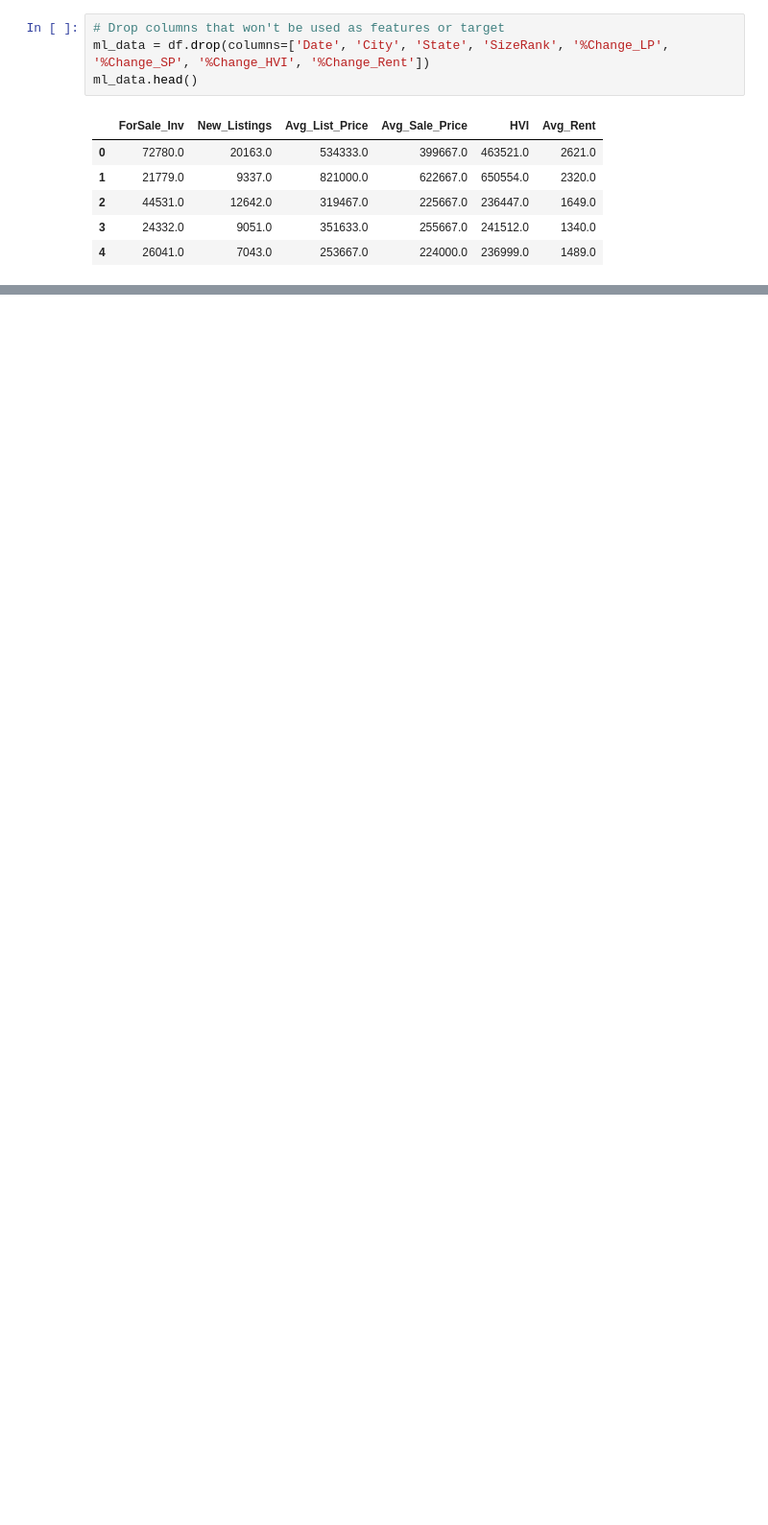
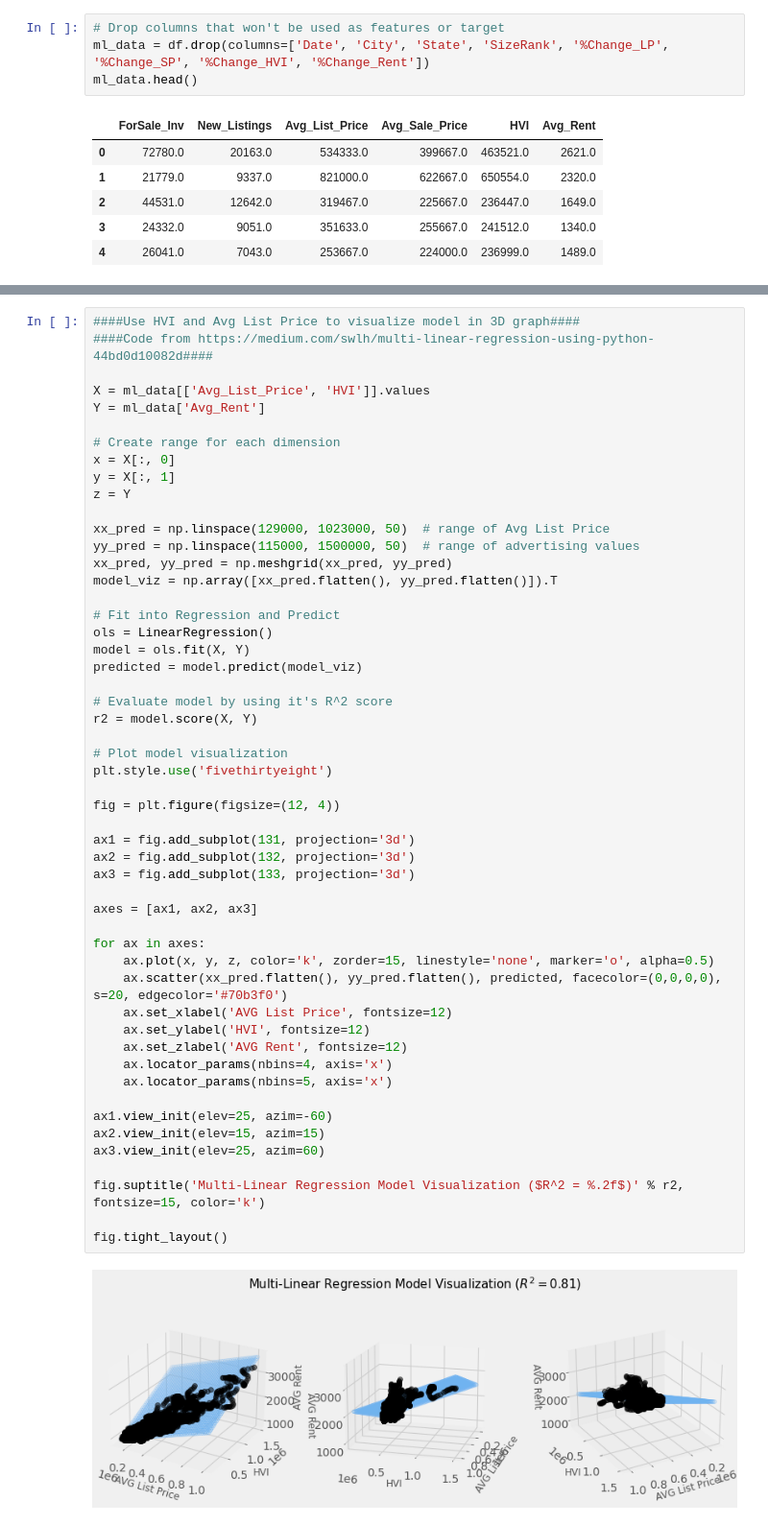
Before and after one commit to mein0819/Final_Project, a Jupyter notebook: Linear_Regression_Optimization.ipynb, the cells around one changed output, grey strips where cells are left out. Shown at 96% size. Cells and saved outputs as stored; diff of their text form; blank space fills up the shorter version.

```diff
--- a/Linear_Regression_Optimization.ipynb
+++ b/Linear_Regression_Optimization.ipynb
@@ -108,0 +119,54 @@ R-squared (R2): 0.8528907882531497
+# %%
+####Use HVI and Avg List Price to visualize model in 3D graph####
+####Code from https://medium.com/swlh/multi-linear-regression-using-python-44bd0d10082d####
+
+X = ml_data[['Avg_List_Price', 'HVI']].values
+Y = ml_data['Avg_Rent']
+
+# Create range for each dimension
+x = X[:, 0]
+y = X[:, 1]
+z = Y
+
+xx_pred = np.linspace(129000, 1023000, 50)  # range of Avg List Price
+yy_pred = np.linspace(115000, 1500000, 50)  # range of advertising values
+xx_pred, yy_pred = np.meshgrid(xx_pred, yy_pred)
+model_viz = np.array([xx_pred.flatten(), yy_pred.flatten()]).T
+
+# Fit into Regression and Predict
+ols = LinearRegression()
+model = ols.fit(X, Y)
+predicted = model.predict(model_viz)
+
+# Evaluate model by using it's R^2 score
+r2 = model.score(X, Y)
+
+# Plot model visualization
+plt.style.use('fivethirtyeight')
+
+fig = plt.figure(figsize=(12, 4))
+
+ax1 = fig.add_subplot(131, projection='3d')
+ax2 = fig.add_subplot(132, projection='3d')
+ax3 = fig.add_subplot(133, projection='3d')
+
+axes = [ax1, ax2, ax3]
+
+for ax in axes:
+    ax.plot(x, y, z, color='k', zorder=15, linestyle='none', marker='o', alpha=0.5)
+    ax.scatter(xx_pred.flatten(), yy_pred.flatten(), predicted, facecolor=(0,0,0,0), s=20, edgecolor='#70b3f0')
+    ax.set_xlabel('AVG List Price', fontsize=12)
+    ax.set_ylabel('HVI', fontsize=12)
+    ax.set_zlabel('AVG Rent', fontsize=12)
+    ax.locator_params(nbins=4, axis='x')
+    ax.locator_params(nbins=5, axis='x')
+
+ax1.view_init(elev=25, azim=-60)
+ax2.view_init(elev=15, azim=15)
+ax3.view_init(elev=25, azim=60)
+
+fig.suptitle('Multi-Linear Regression Model Visualization ($R^2 = %.2f$)' % r2, fontsize=15, color='k')
+
+fig.tight_layout()
+# %% [output]
+[figure, added]
```
Also changed, not shown: parts of 17 cells of this notebook, 14 other files.
